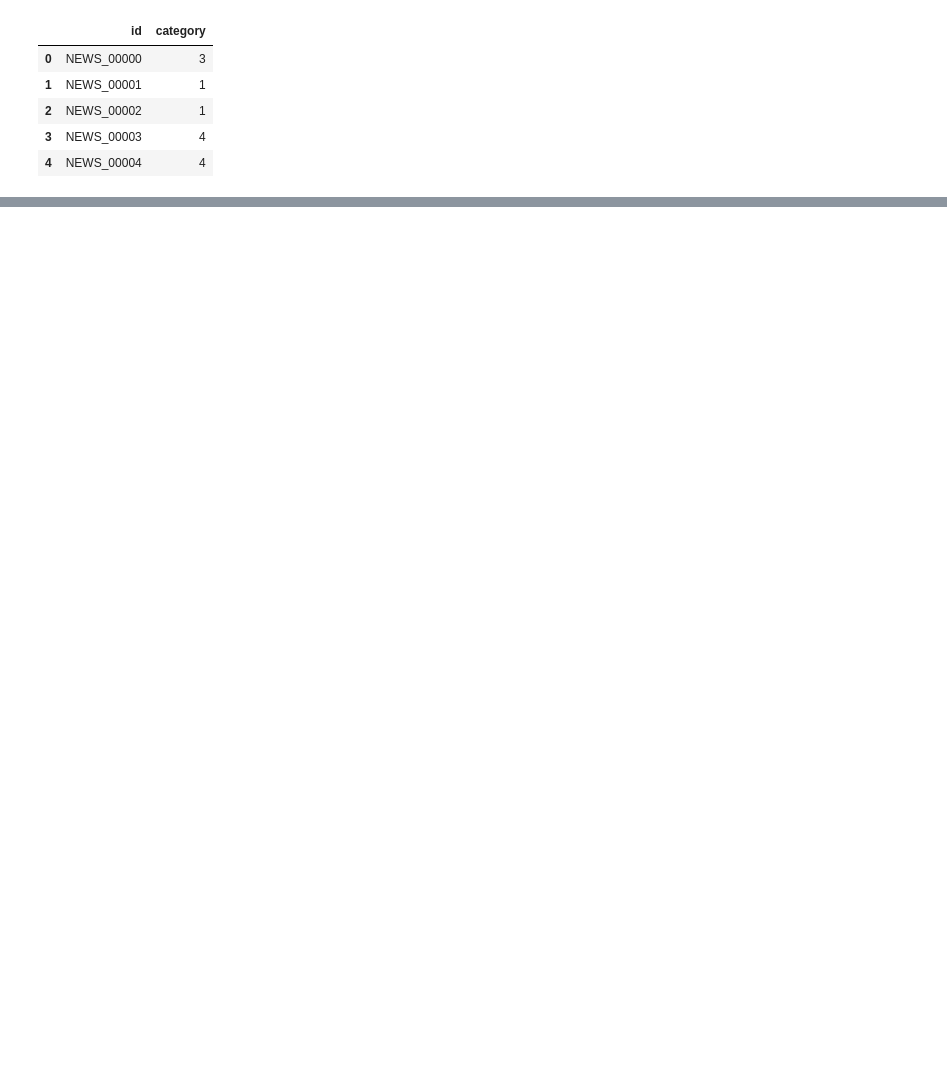
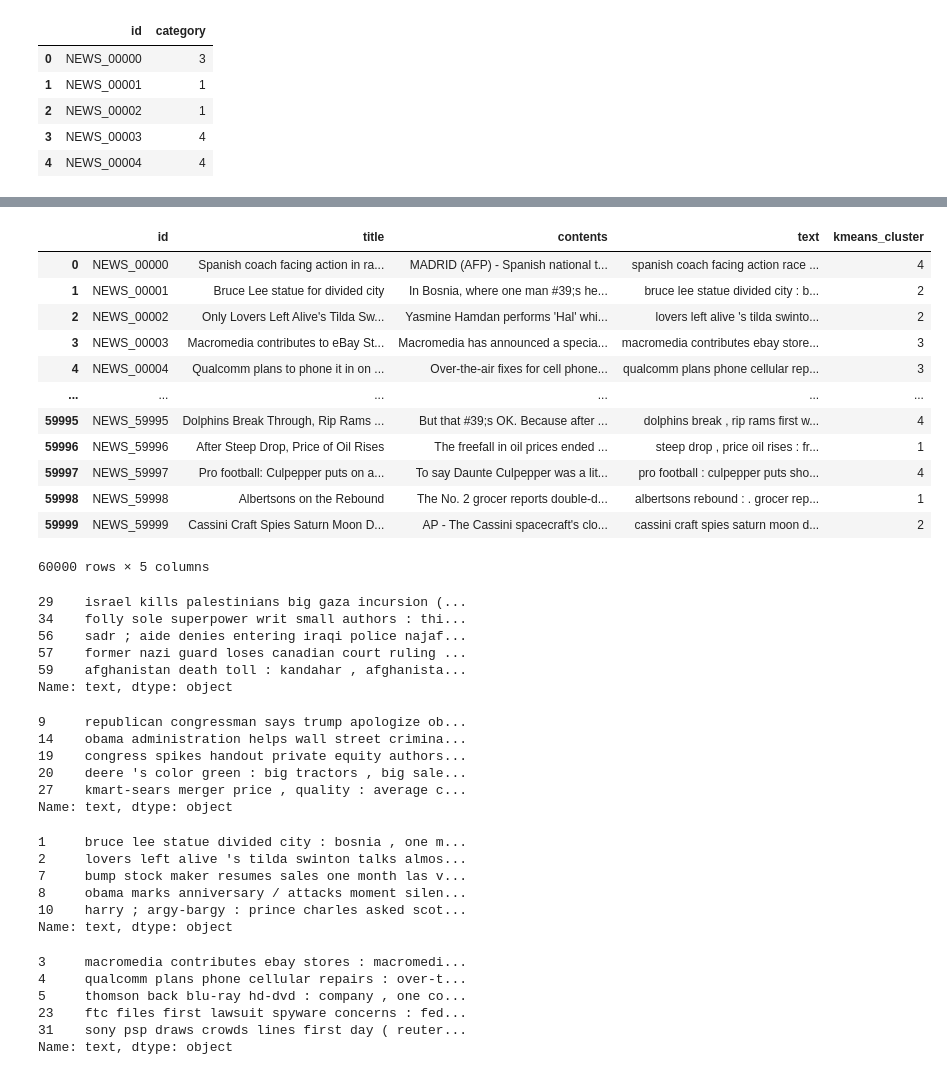
Before and after one commit to hr1588/pytorch, a Jupyter notebook: news_clustering.ipynb, the cells around one changed output, grey strips where cells are left out. Cells and saved outputs as stored; diff of their text form; code cells hidden in the pictures; blank space fills up the shorter version.

```diff
--- a/news_clustering.ipynb
+++ b/news_clustering.ipynb
@@ -310,0 +569,4 @@ sample.to_csv('sumbit_third.csv', index = False)
+# %%
+kmeans = KMeans(n_clusters=6)
+data['kmeans_cluster'] = kmeans.fit_predict(combined_embeddings)
+data.head()
@@ -310,0 +723,70 @@ sample.to_csv('sumbit_third.csv', index = False)
+# %%
+import torch
+from transformers import AutoTokenizer, AutoModel
+from sentence_transformers import SentenceTransformer
+from sklearn.cluster import KMeans
+
+def call_model(df, model_name):
+
+    device = torch.device('cuda' if torch.cuda.is_available() else 'cpu')
+    model = SentenceTransformer(model_name).to(device)
+
+    bert_embeddings = model.encode(df['contents'].tolist())
+    sentence_embeddings = pd.DataFrame(bert_embeddings)
+    kmeans = KMeans(n_clusters=6, random_state=42)
+    df['kmeans_cluster'] = kmeans.fit_predict(sentence_embeddings)
+    return df
+# %%
+new_data = call_model(data, "sentence-transformers/all-mpnet-base-v2")
+# %%
+new_data
+# %% [output]
+|  | id | title | contents | text | kmeans_cluster |
+| 0 | NEWS_00000 | Spanish coach facing action in ra... | MADRID (AFP) - Spanish national t... | spanish coach facing action race ... | 4 |
+| 1 | NEWS_00001 | Bruce Lee statue for divided city | In Bosnia, where one man #39;s he... | bruce lee statue divided city : b... | 2 |
+| 2 | NEWS_00002 | Only Lovers Left Alive's Tilda Sw... | Yasmine Hamdan performs 'Hal' whi... | lovers left alive 's tilda swinto... | 2 |
+| 3 | NEWS_00003 | Macromedia contributes to eBay St... | Macromedia has announced a specia... | macromedia contributes ebay store... | 3 |
+| 4 | NEWS_00004 | Qualcomm plans to phone it in on ... | Over-the-air fixes for cell phone... | qualcomm plans phone cellular rep... | 3 |
+| ... | ... | ... | ... | ... | ... |
+| 59995 | NEWS_59995 | Dolphins Break Through, Rip Rams ... | But that #39;s OK. Because after ... | dolphins break , rip rams first w... | 4 |
+| 59996 | NEWS_59996 | After Steep Drop, Price of Oil Rises | The freefall in oil prices ended ... | steep drop , price oil rises : fr... | 1 |
+| 59997 | NEWS_59997 | Pro football: Culpepper puts on a... | To say Daunte Culpepper was a lit... | pro football : culpepper puts sho... | 4 |
+| 59998 | NEWS_59998 | Albertsons on the Rebound | The No. 2 grocer reports double-d... | albertsons rebound : . grocer rep... | 1 |
+| 59999 | NEWS_59999 | Cassini Craft Spies Saturn Moon D... | AP - The Cassini spacecraft's clo... | cassini craft spies saturn moon d... | 2 |
+60000 rows × 5 columns
+# %%
+check_category(new_data, 0, 5) # world
+# %% [output]
+29    israel kills palestinians big gaza incursion (...
+34    folly sole superpower writ small authors : thi...
+56    sadr ; aide denies entering iraqi police najaf...
+57    former nazi guard loses canadian court ruling ...
+59    afghanistan death toll : kandahar , afghanista...
+Name: text, dtype: object
+# %%
+check_category(new_data, 1, 5) # business
+# %% [output]
+9     republican congressman says trump apologize ob...
+14    obama administration helps wall street crimina...
+19    congress spikes handout private equity authors...
+20    deere 's color green : big tractors , big sale...
+27    kmart-sears merger price , quality : average c...
+Name: text, dtype: object
+# %%
+check_category(new_data, 2, 5) # entertainment
+# %% [output]
+1     bruce lee statue divided city : bosnia , one m...
+2     lovers left alive 's tilda swinton talks almos...
+7     bump stock maker resumes sales one month las v...
+8     obama marks anniversary / attacks moment silen...
+10    harry ; argy-bargy : prince charles asked scot...
+Name: text, dtype: object
+# %%
+check_category(new_data, 3, 5) # tech
+# %% [output]
+3     macromedia contributes ebay stores : macromedi...
+4     qualcomm plans phone cellular repairs : over-t...
+5     thomson back blu-ray hd-dvd : company , one co...
+23    ftc files first lawsuit spyware concerns : fed...
+31    sony psp draws crowds lines first day ( reuter...
+Name: text, dtype: object
```
Also changed, not shown: parts of 50 cells of this notebook.
